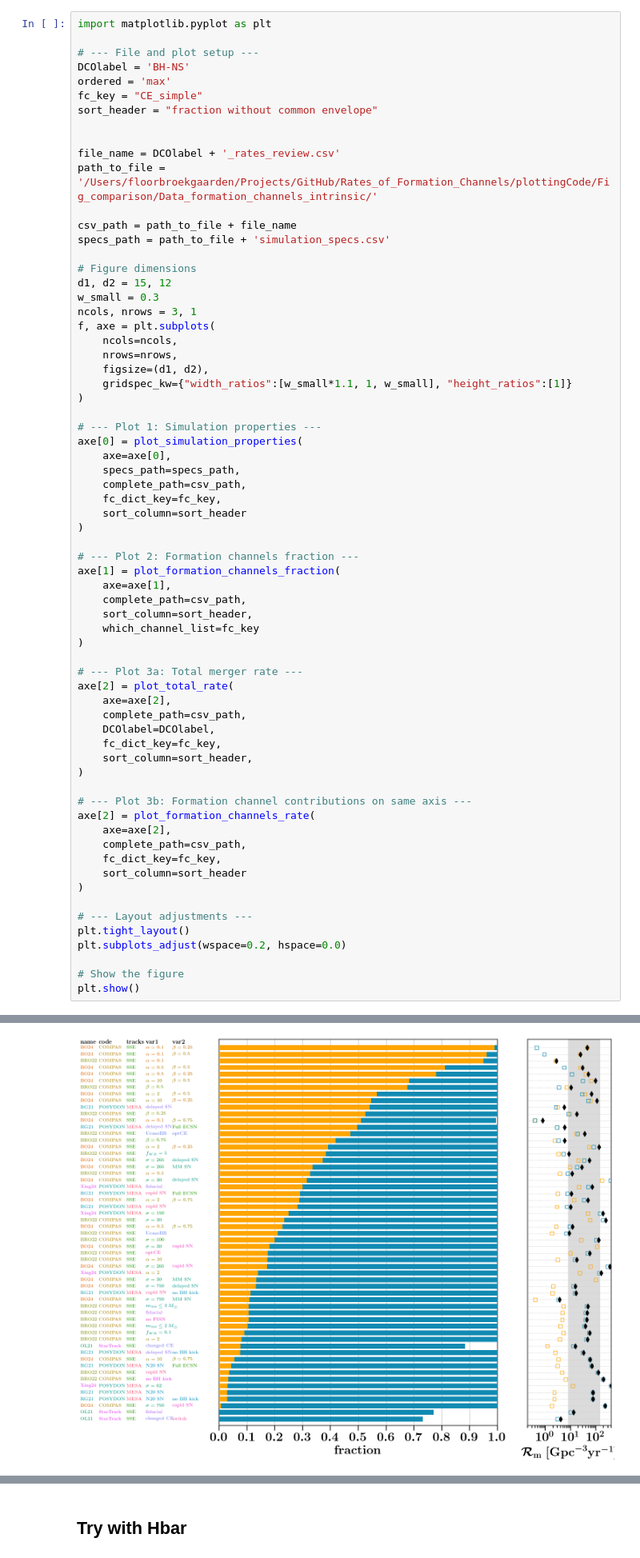
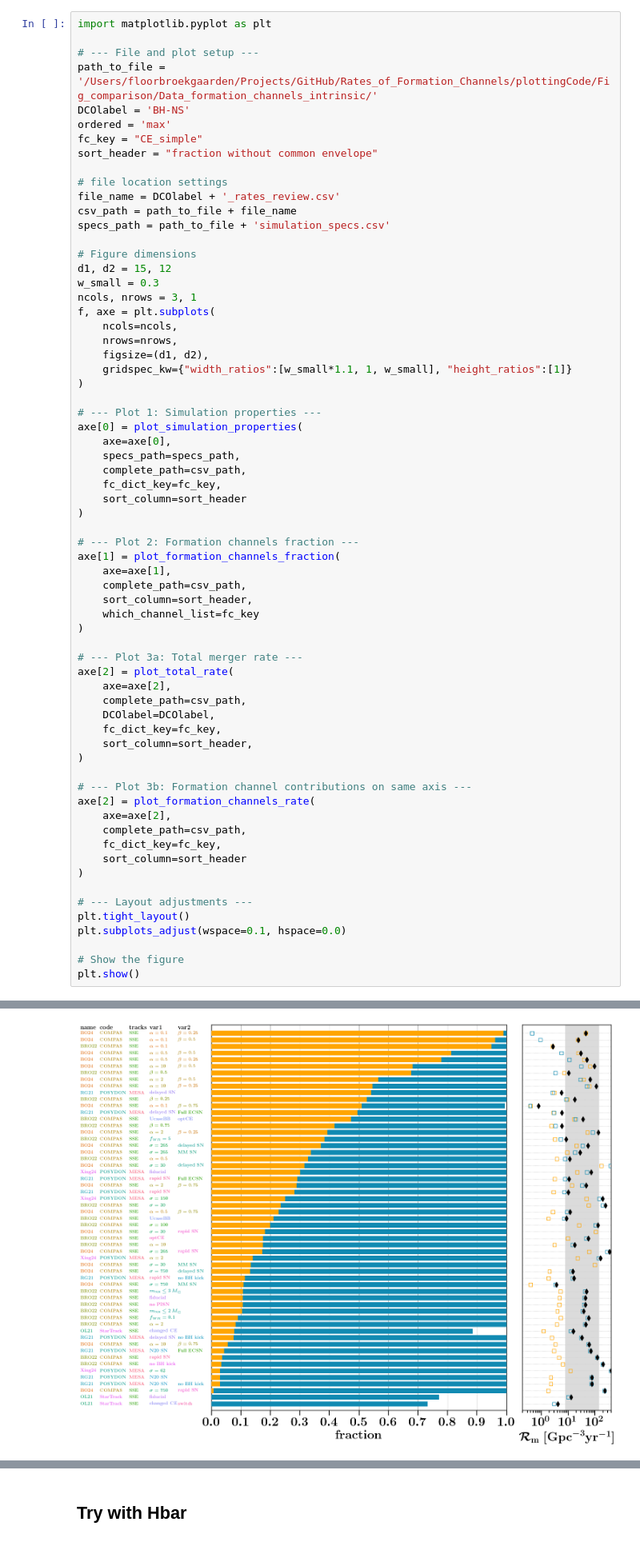
Before and after one commit to FloorBroekgaarden/Rates_of_Formation_Channels, a Jupyter notebook: plottingCode/Fig_comparison/rates_figure_formation_channels-CE_focus.ipynb, the cells around one changed output, grey strips where cells are left out. Shown at 80% size. Saved outputs shown, nothing was run; the diff lists cells and outputs as text.

```diff
--- a/plottingCode/Fig_comparison/rates_figure_formation_channels-CE_focus.ipynb
+++ b/plottingCode/Fig_comparison/rates_figure_formation_channels-CE_focus.ipynb
@@ -817,15 +859,14 @@ def plot_formation_channels_fraction(axe, complete_path='complete/path/to/data.c
 import matplotlib.pyplot as plt
 
 # --- File and plot setup ---
+path_to_file = '/Users/floorbroekgaarden/Projects/GitHub/Rates_of_Formation_Channels/plottingCode/Fig_comparison/Data_formation_channels_intrinsic/'
 DCOlabel = 'BH-NS'
 ordered = 'max'
 fc_key = "CE_simple"
 sort_header = "fraction without common envelope"
 
-
+# file location settings
 file_name = DCOlabel + '_rates_review.csv'
-path_to_file = '/Users/floorbroekgaarden/Projects/GitHub/Rates_of_Formation_Channels/plottingCode/Fig_comparison/Data_formation_channels_intrinsic/'
-
 csv_path = path_to_file + file_name
 specs_path = path_to_file + 'simulation_specs.csv'
 
@@ -854,35 +895,35 @@ axe[1] = plot_formation_channels_fraction(
     axe=axe[1],
     complete_path=csv_path,
     sort_column=sort_header,
     which_channel_list=fc_key
 )
 
 # --- Plot 3a: Total merger rate ---
 axe[2] = plot_total_rate(
     axe=axe[2],
     complete_path=csv_path,
     DCOlabel=DCOlabel,
     fc_dict_key=fc_key,
     sort_column=sort_header,
 )
 
 # --- Plot 3b: Formation channel contributions on same axis ---
 axe[2] = plot_formation_channels_rate(
     axe=axe[2],
     complete_path=csv_path,
     fc_dict_key=fc_key,
     sort_column=sort_header
 )
 
 # --- Layout adjustments ---
 plt.tight_layout()
-plt.subplots_adjust(wspace=0.2, hspace=0.0)
+plt.subplots_adjust(wspace=0.1, hspace=0.0)
 
 # Show the figure
 plt.show()
 # %% [output]
 fc_total_header = All intrinsic (z=0) [Gpc^-3 yr^-1]
-[figure, old version]
+[figure, new version]
 # %%
 # idx = pd.MultiIndex.from_arrays([
 #      ['warm', 'warm', 'cold', 'cold'],
```
Also changed, not shown: parts of 4 cells of this notebook.
